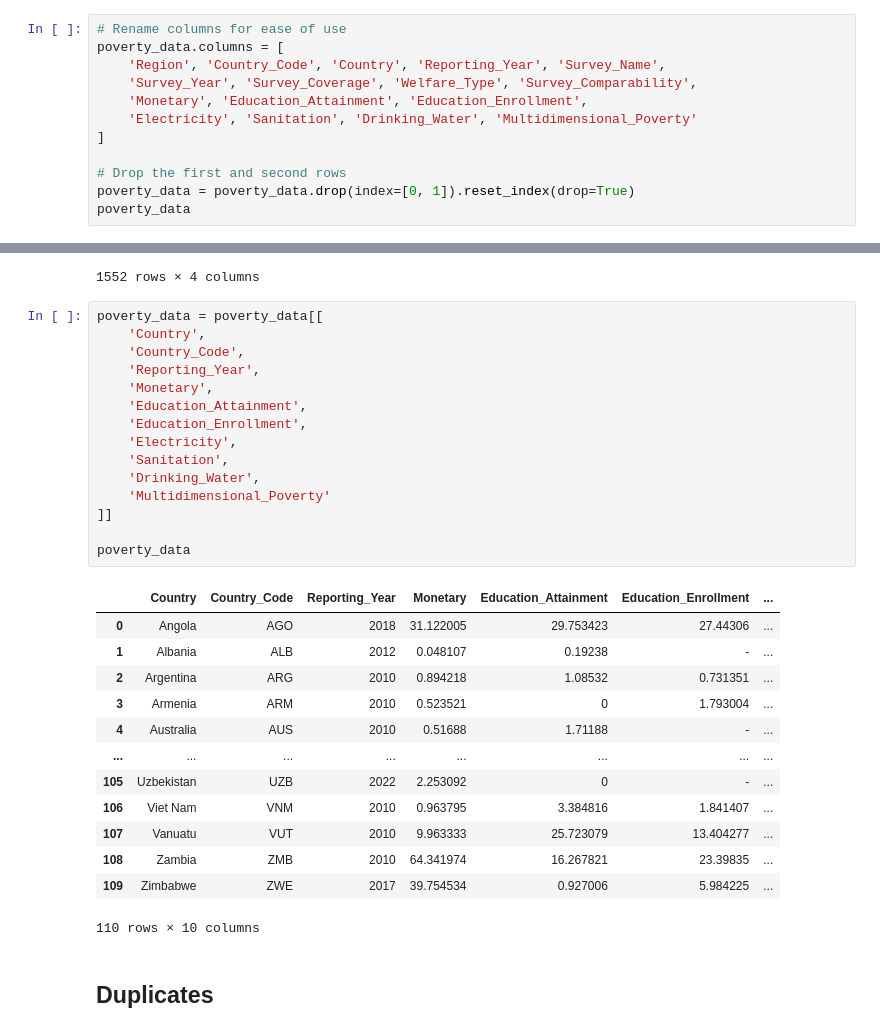
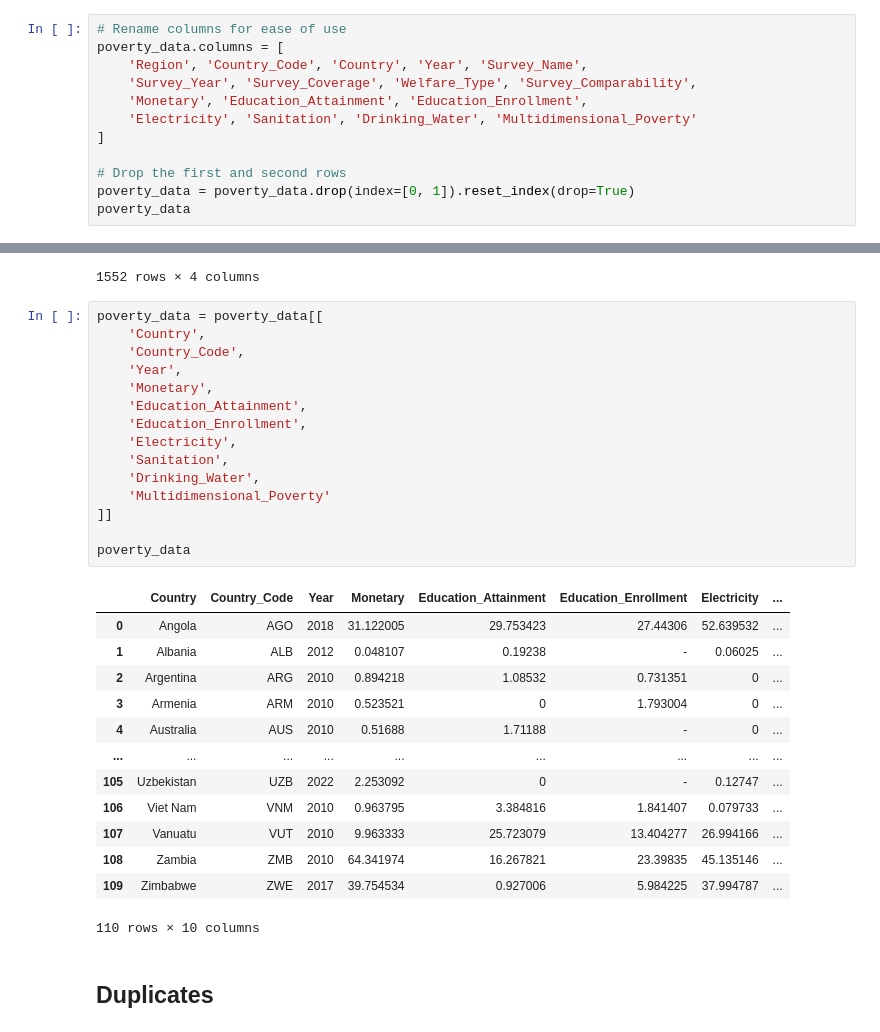
Before and after one commit to MuchiriKinyua/CEMA, a Jupyter notebook: task 1/main.ipynb, the cells around one changed output, grey strips where cells are left out. Saved outputs shown, nothing was run; the diff lists cells and outputs as text.

```diff
--- a/task 1/main.ipynb
+++ b/task 1/main.ipynb
@@ -172,7 +174,7 @@ Index(['IndicatorCode', 'Indicator', 'ValueType', 'ParentLocationCode',
 # %%
 # Rename columns for ease of use
 poverty_data.columns = [
-    'Region', 'Country_Code', 'Country', 'Reporting_Year', 'Survey_Name',
+    'Region', 'Country_Code', 'Country', 'Year', 'Survey_Name',
     'Survey_Year', 'Survey_Coverage', 'Welfare_Type', 'Survey_Comparability',
     'Monetary', 'Education_Attainment', 'Education_Enrollment',
     'Electricity', 'Sanitation', 'Drinking_Water', 'Multidimensional_Poverty'
@@ -217,31 +219,31 @@ hiv_data
 # %%
 poverty_data = poverty_data[[
     'Country',
     'Country_Code',
-    'Reporting_Year',
+    'Year',
     'Monetary',
     'Education_Attainment',
     'Education_Enrollment',
     'Electricity',
     'Sanitation',
     'Drinking_Water',
     'Multidimensional_Poverty'
 ]]
 
 poverty_data
 # %% [output]
-|  | Country | Country_Code | Reporting_Year | Monetary | Education_Attainment | Education_Enrollment | ... |
-| 0 | Angola | AGO | 2018 | 31.122005 | 29.753423 | 27.44306 | ... |
-| 1 | Albania | ALB | 2012 | 0.048107 | 0.19238 | - | ... |
-| 2 | Argentina | ARG | 2010 | 0.894218 | 1.08532 | 0.731351 | ... |
-| 3 | Armenia | ARM | 2010 | 0.523521 | 0 | 1.793004 | ... |
-| 4 | Australia | AUS | 2010 | 0.51688 | 1.71188 | - | ... |
-| ... | ... | ... | ... | ... | ... | ... | ... |
-| 105 | Uzbekistan | UZB | 2022 | 2.253092 | 0 | - | ... |
-| 106 | Viet Nam | VNM | 2010 | 0.963795 | 3.384816 | 1.841407 | ... |
-| 107 | Vanuatu | VUT | 2010 | 9.963333 | 25.723079 | 13.404277 | ... |
-| 108 | Zambia | ZMB | 2010 | 64.341974 | 16.267821 | 23.39835 | ... |
-| 109 | Zimbabwe | ZWE | 2017 | 39.754534 | 0.927006 | 5.984225 | ... |
+|  | Country | Country_Code | Year | Monetary | Education_Attainment | Education_Enrollment | Electricity | ... |
+| 0 | Angola | AGO | 2018 | 31.122005 | 29.753423 | 27.44306 | 52.639532 | ... |
+| 1 | Albania | ALB | 2012 | 0.048107 | 0.19238 | - | 0.06025 | ... |
+| 2 | Argentina | ARG | 2010 | 0.894218 | 1.08532 | 0.731351 | 0 | ... |
+| 3 | Armenia | ARM | 2010 | 0.523521 | 0 | 1.793004 | 0 | ... |
+| 4 | Australia | AUS | 2010 | 0.51688 | 1.71188 | - | 0 | ... |
+| ... | ... | ... | ... | ... | ... | ... | ... | ... |
+| 105 | Uzbekistan | UZB | 2022 | 2.253092 | 0 | - | 0.12747 | ... |
+| 106 | Viet Nam | VNM | 2010 | 0.963795 | 3.384816 | 1.841407 | 0.079733 | ... |
+| 107 | Vanuatu | VUT | 2010 | 9.963333 | 25.723079 | 13.404277 | 26.994166 | ... |
+| 108 | Zambia | ZMB | 2010 | 64.341974 | 16.267821 | 23.39835 | 45.135146 | ... |
+| 109 | Zimbabwe | ZWE | 2017 | 39.754534 | 0.927006 | 5.984225 | 37.994787 | ... |
 110 rows × 10 columns
 # %% [markdown]
 ## Duplicates
```
Also changed, not shown: parts of 17 cells of this notebook.
